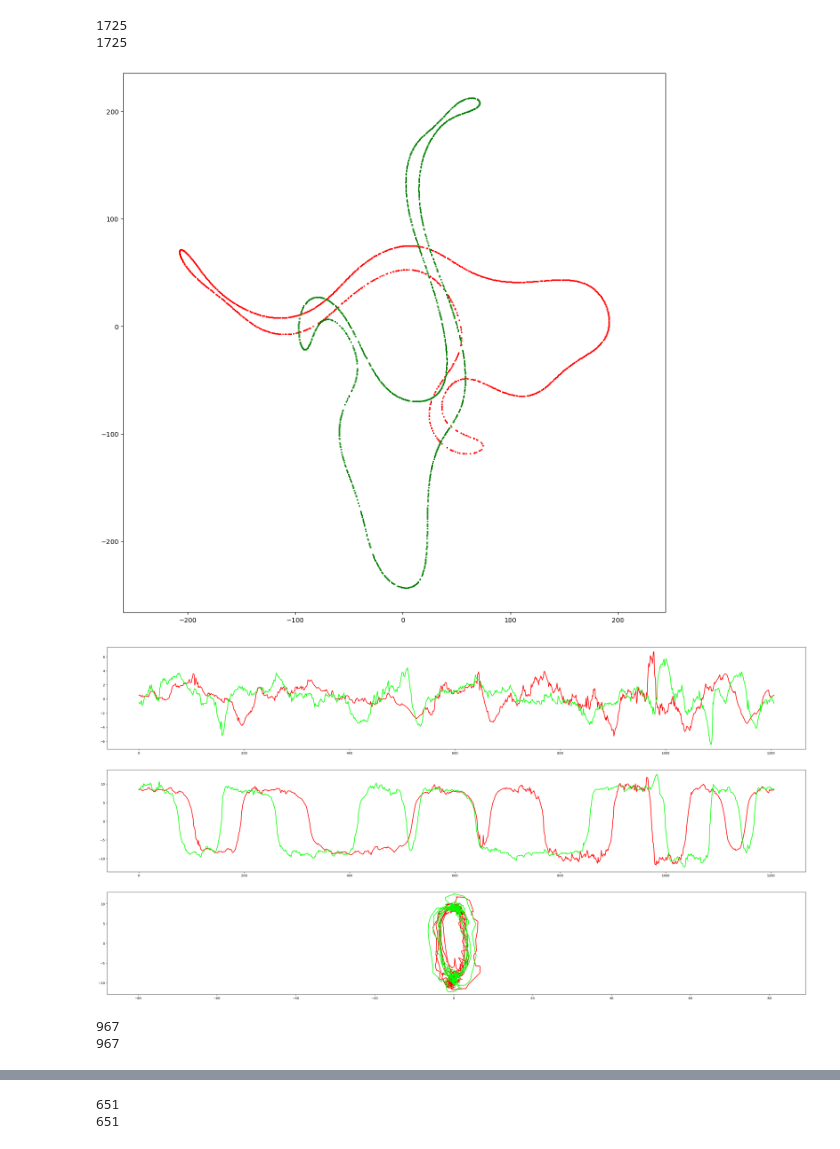
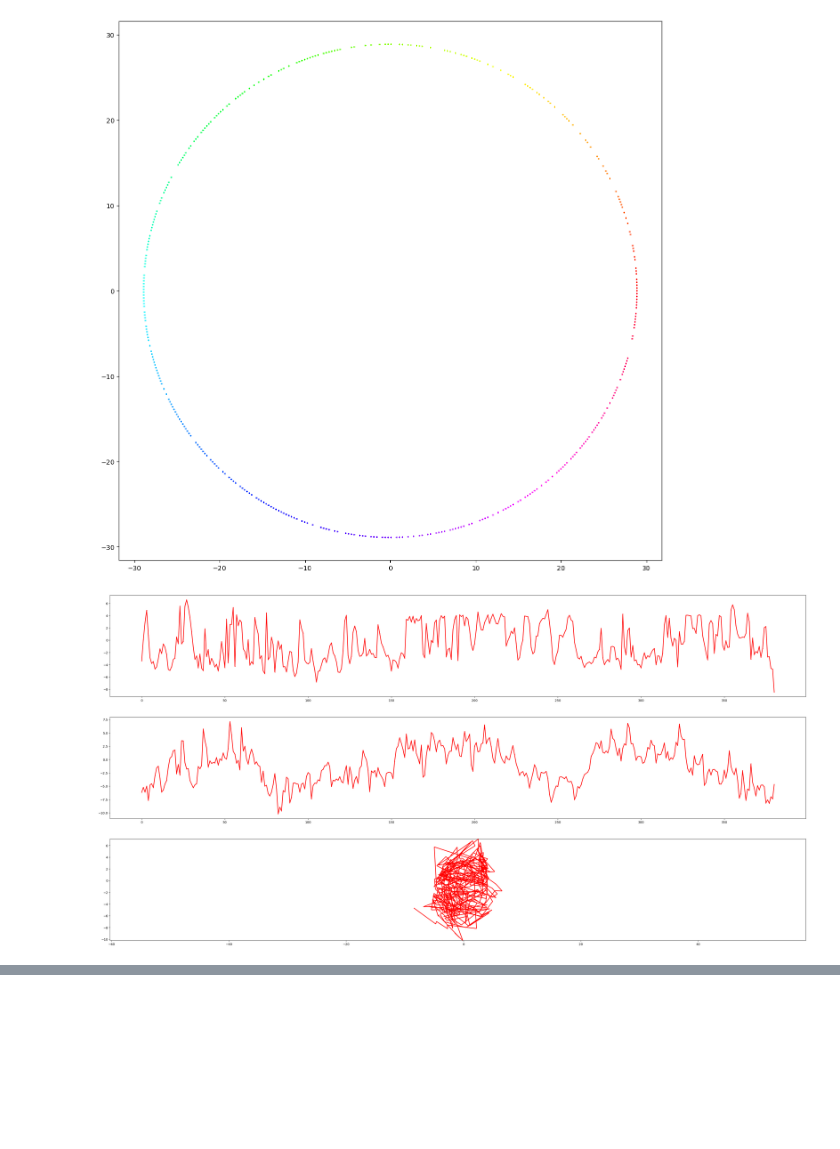
Before and after one commit to royvelich/deep-signature, a Jupyter notebook: applets/notebooks/plot_signatures.ipynb, the cells around one changed output, grey strips where cells are left out. Saved outputs shown, nothing was run; the diff lists cells and outputs as text; code cells hidden in the pictures; blank space fills up the shorter version.

Commit message:
circles update

```diff
--- a/applets/notebooks/plot_signatures.ipynb
+++ b/applets/notebooks/plot_signatures.ipynb
@@ -129,45 +129,41 @@ def handle_signature_comparison_plot(curve1: PlanarCurve, curve2: PlanarCurve):
     discrete_distribution1 = discrete_distributions.MultimodalGaussianDiscreteDistribution(bins_count=curve1.points_count, multimodality=multimodality)
     discrete_distribution2 = discrete_distributions.MultimodalGaussianDiscreteDistribution(bins_count=curve2.points_count, multimodality=multimodality)
     sampled_curve1 = curve1.sample_curve(sampling_ratio=sampling_ratio, discrete_distribution=discrete_distribution1)
     sampled_curve2 = curve2.sample_curve(sampling_ratio=sampling_ratio, discrete_distribution=discrete_distribution2)
     # signature_curve1 = PlanarCurve(sampled_curve1.approximate_curve_signature(model=model, supporting_points_count=supporting_points_count, device=device))
     # signature_curve2 = PlanarCurve(sampled_curve2.approximate_curve_signature(model=model, supporting_points_count=supporting_points_count, device=device))
 
     fig1, ax = matplotlib.pyplot.subplots(nrows=1, ncols=1, figsize=(15, 15))
     sampled_curve1.plot_scattered_curve(ax=ax, cmap=None, color='red')
     sampled_curve2.plot_scattered_curve(ax=ax, cmap=None, color='green')
 
     fig2, axes = matplotlib.pyplot.subplots(nrows=3, ncols=1, figsize=(40, 20))
     # signature_curve.plot_signature(model=model, supporting_points_count=supporting_points_count, device=device, ax=axes, line_style='-')
     sampled_curve1.plot_signature_comparison(comparison_curve=sampled_curve2, model=model, supporting_points_count=supporting_points_count, device=device, ax=axes, line_style='-', marker='')
 
     matplotlib.pyplot.show()
 
 
-# circle = circles_new[0]
-# handle_curve_plot(curve=circle)
+circle = circles_new[4]
+handle_curve_plot(curve=circle)
 
 
-group = EquiaffineGroup(min_cond=2, max_cond=2, seed=43)
-for i in range(0, 3):
-    curve1 = planar_curves_manager_smooth.planar_curves[i]
-    curve2 = curve1.transform_curve(transform=group.generate_random_group_action())
-    print(curve1.points.shape[0])
-    print(curve2.points.shape[0])
-    handle_signature_comparison_plot(curve1=curve1, curve2=curve2)
+# group = EquiaffineGroup(min_cond=2, max_cond=2, seed=43)
+# for i in range(0, 3):
+#     curve1 = planar_curves_manager_smooth.planar_curves[i]
+#     curve2 = curve1.transform_curve(transform=group.generate_random_group_action())
+#     print(curve1.points.shape[0])
+#     print(curve2.points.shape[0])
+#     handle_signature_comparison_plot(curve1=curve1, curve2=curve2)
 
 
 # group = EquiaffineGroup(min_cond=2, max_cond=2, seed=43)
 # for i in range(0, 1):
 #     curve1 = benchmark_1_0.planar_curves[i]
 #     curve2 = benchmark_0_8.planar_curves[i]
 #     print(curve1.points.shape[0])
 #     print(curve2.points.shape[0])
 #     handle_signature_comparison_plot(curve1=curve1, curve2=curve2)
 # %% [output]
-1725
-1725
-[figure, old version]
+[figure, new version]
-[figure, old version]
+[figure, new version]
-967
-967
@@ -176,2 +169,0 @@ for i in range(0, 3):
-651
-651
```
Also changed, not shown: parts of 2 cells of this notebook, 5 other files.
